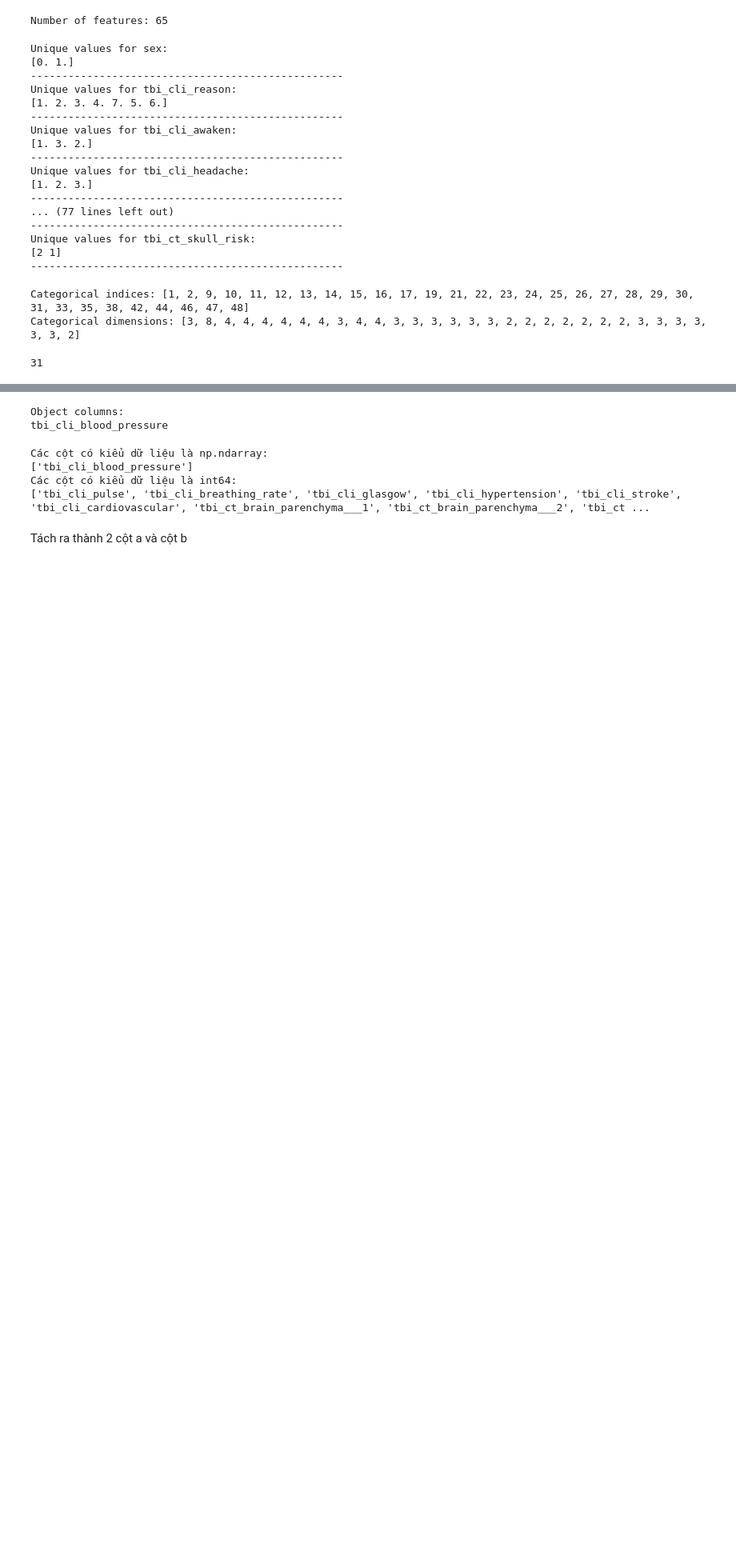
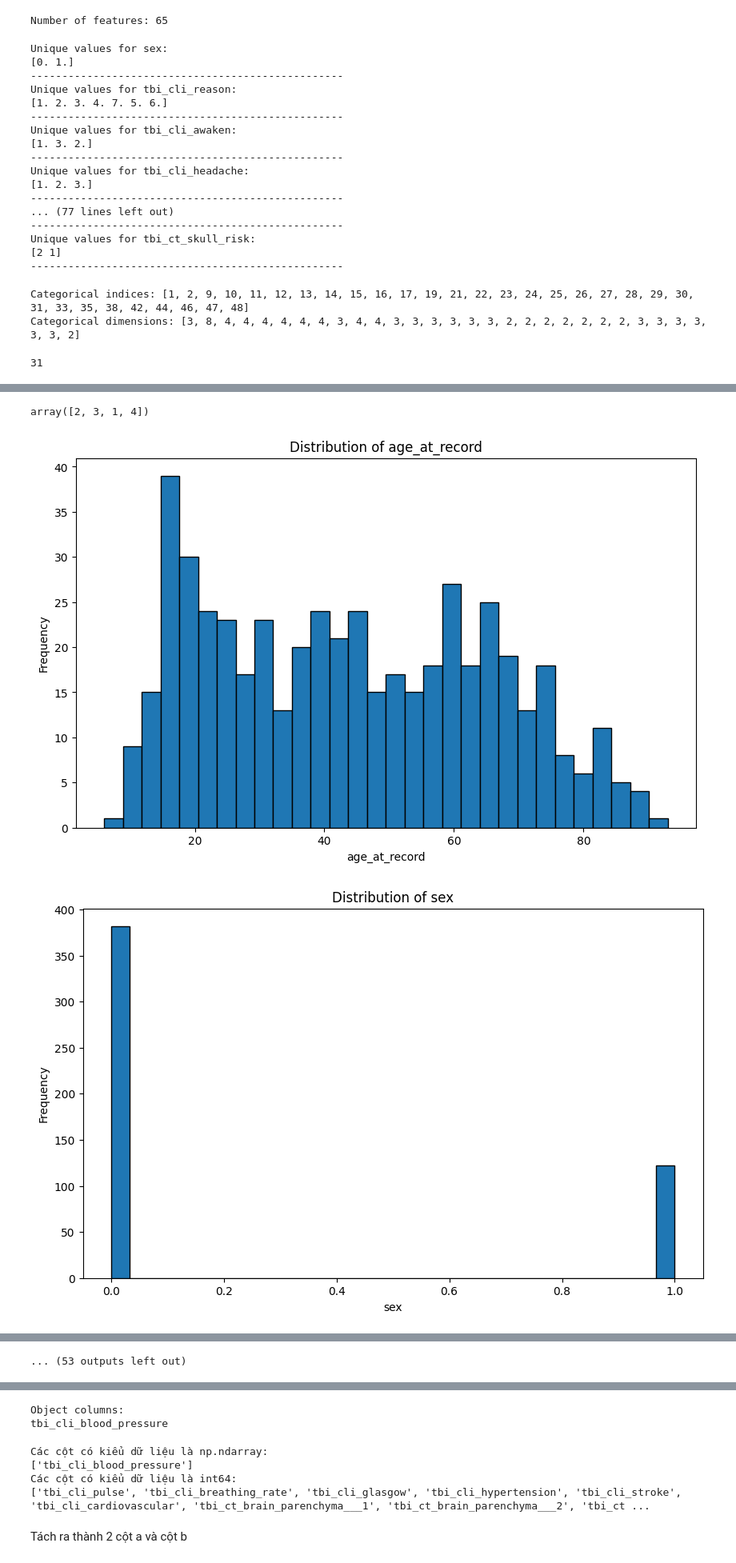
Before and after one commit to khiemducdoan/MyBachelorThesis, a Jupyter notebook: dataset/dataset_confinement.ipynb, the cells around one changed output, grey strips where cells are left out. Shown at 80% size. Cells and saved outputs as stored; diff of their text form; code cells hidden in the pictures; blank space fills up the shorter version.

```diff
--- a/dataset/dataset_confinement.ipynb
+++ b/dataset/dataset_confinement.ipynb
@@ -219,0 +513,2 @@ print(len(cat_idxs))
+# %%
+dataset_chuan = pd.read_csv("/home/khanhnt/Khiem/MyBachelorThesis/dataset/raw/datasetok.csv")
@@ -219,0 +525,18 @@ print(len(cat_idxs))
+# %%
+dataset_chuan["d_target"].unique()
+# %% [output]
+array([2, 3, 1, 4])
+# %%
+# draw distribution of each columsn
+for column in dataset_chuan.columns:
+    plt.figure(figsize=(10, 6))
+    dataset_chuan[column].hist(bins=30, edgecolor='black')
+    plt.title(f'Distribution of {column}')
+    plt.xlabel(column)
+    plt.ylabel('Frequency')
+    plt.grid(False)
+    plt.show()
+# draw distribution of each columsn
+# %% [output]
+[figure, added]
+[figure, added]
@@ -219,0 +553 @@ print(len(cat_idxs))
+... (53 outputs left out)
```
Also changed, not shown: parts of 15 cells of this notebook, 13 other files.
